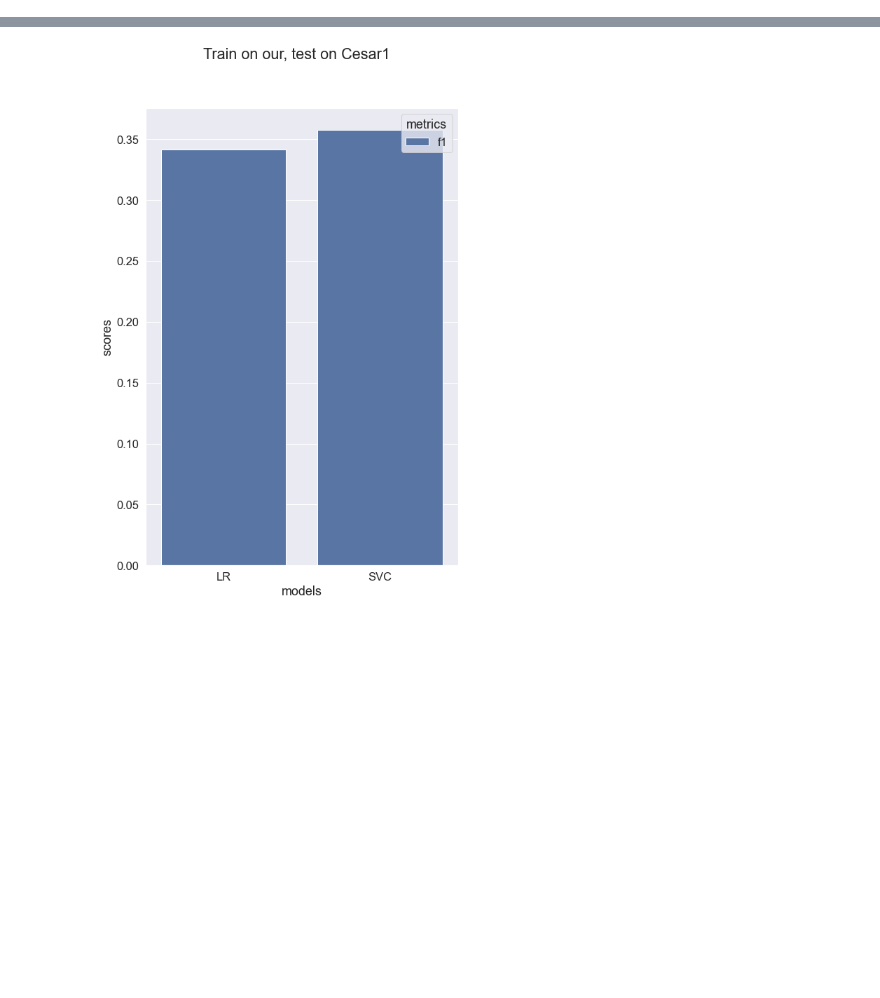
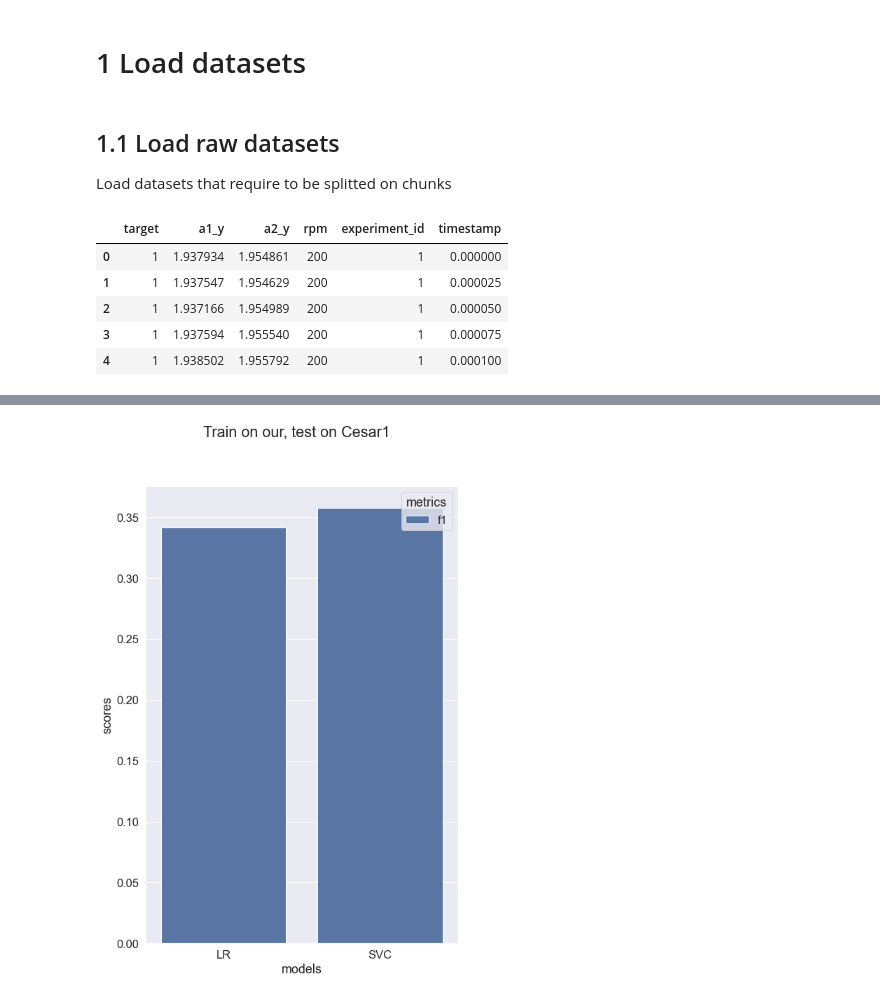
Before and after one commit to RuslanBabudzhan/QuantumBearings, a Jupyter notebook: notebooks/CompareDatasets.ipynb, the cells around one changed output, grey strips where cells are left out. Saved outputs shown, nothing was run; the diff lists cells and outputs as text; code cells hidden in the pictures; blank space fills up the shorter version.

```diff
--- a/notebooks/CompareDatasets.ipynb
+++ b/notebooks/CompareDatasets.ipynb
@@ -11,4 +13,20 @@ from source.datamodels.datamodels import Axes, Stats
+# %% [markdown]
+# 1 Load datasets
 # %%
 project_folder = "F:/PythonNotebooks/Study/Quantum/Bearings/"
 own_data_path = os.path.join(project_folder, "data/own datasets/")
 third_party_data_path = os.path.join(project_folder, "data/third party datasets/")
+# %% [markdown]
+## 1.1 Load raw datasets
+Load datasets that require to be splitted on chunks
+# %%
+full_dataset_our = pd.read_csv(os.path.join(own_data_path, 'bearings.csv'))
+full_dataset_cesar = pd.read_csv(os.path.join(third_party_data_path, 'N1 Cesar Ricardo/csv/bearings.csv'))
+full_dataset_cesar.head()
+# %% [output]
+|  | target | a1_y | a2_y | rpm | experiment_id | timestamp |
+| 0 | 1 | 1.937934 | 1.954861 | 200 | 1 | 0.000000 |
+| 1 | 1 | 1.937547 | 1.954629 | 200 | 1 | 0.000025 |
+| 2 | 1 | 1.937166 | 1.954989 | 200 | 1 | 0.000050 |
+| 3 | 1 | 1.937594 | 1.955540 | 200 | 1 | 0.000075 |
+| 4 | 1 | 1.938502 | 1.955792 | 200 | 1 | 0.000100 |
```
Also changed, not shown: parts of 12 cells of this notebook, 2 other files.
